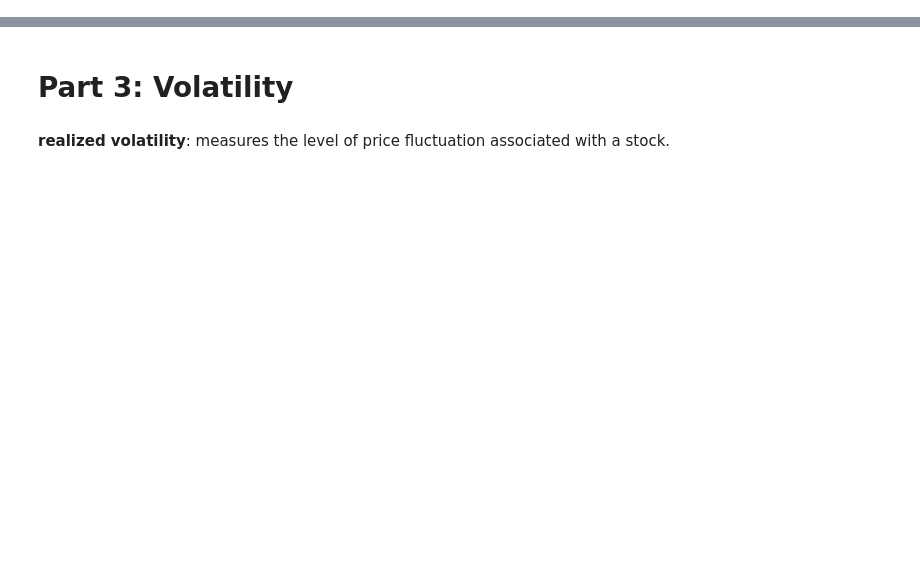
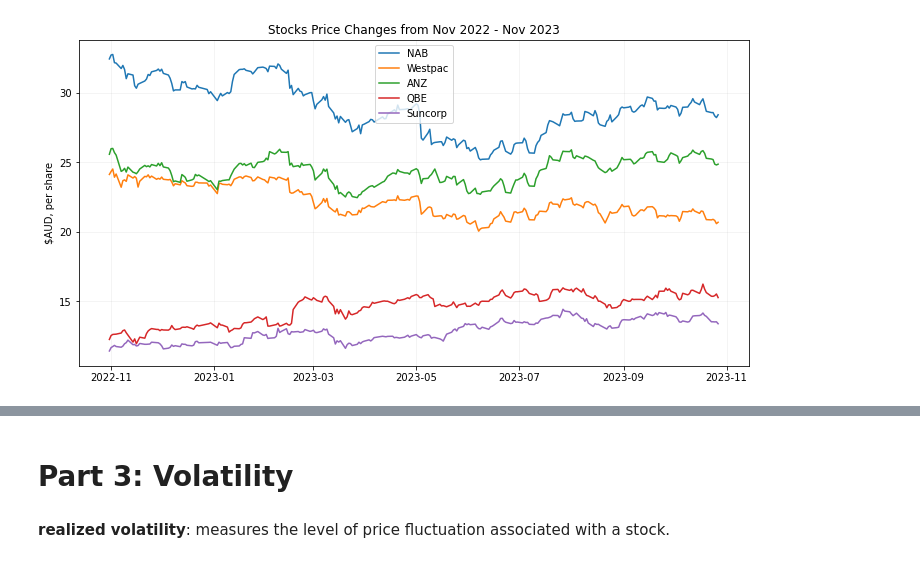
Before and after one commit to Fivgarro/dataX, a Jupyter notebook: Stock Performance Report.ipynb, the cells around one changed output, grey strips where cells are left out. Cells and saved outputs as stored; diff of their text form; code cells hidden in the pictures; blank space fills up the shorter version.

```diff
--- a/Stock Performance Report.ipynb
+++ b/Stock Performance Report.ipynb
@@ -120,0 +54,11 @@ For every 1 day trading period, there is 95% chance that the portfolio will incu
+# %%
+stocks =['NAB.AX','WBC.AX','ANZ.AX','MQG.AX','QBE.AX','SUN.AX','^AXJO']
+start_date = dt.datetime(2022, 10, 30)
+end_date = dt.datetime(2023, 10, 30)
+getData = yf.download(stocks, start=start_date, end=end_date)
+Data = getData['Close']    #Get the stock price
+data = Data.pct_change()   #Convert into returns
+
+returns = data.dropna()
+returns = returns*100      #Get the relative % price changes
+returns.head()
@@ -120,0 +89,14 @@ For every 1 day trading period, there is 95% chance that the portfolio will incu
+# %%
+plt.figure(figsize=(12,6))
+plt.plot(Data['NAB.AX'], label='NAB')
+plt.plot(Data['WBC.AX'], label='Westpac')
+plt.plot(Data['ANZ.AX'], label='ANZ')
+plt.plot(Data['QBE.AX'], label='QBE')
+plt.plot(Data['SUN.AX'], label='Suncorp')
+plt.title('Stocks Price Changes from Nov 2022 - Nov 2023', fontsize=12)
+plt.ylabel('$AUD, per share')
+plt.grid(True, color='grey', alpha=0.1)
+plt.legend()
+plt.show()
+# %% [output]
+[figure, added]
```
Also changed, not shown: parts of 56 cells of this notebook.
